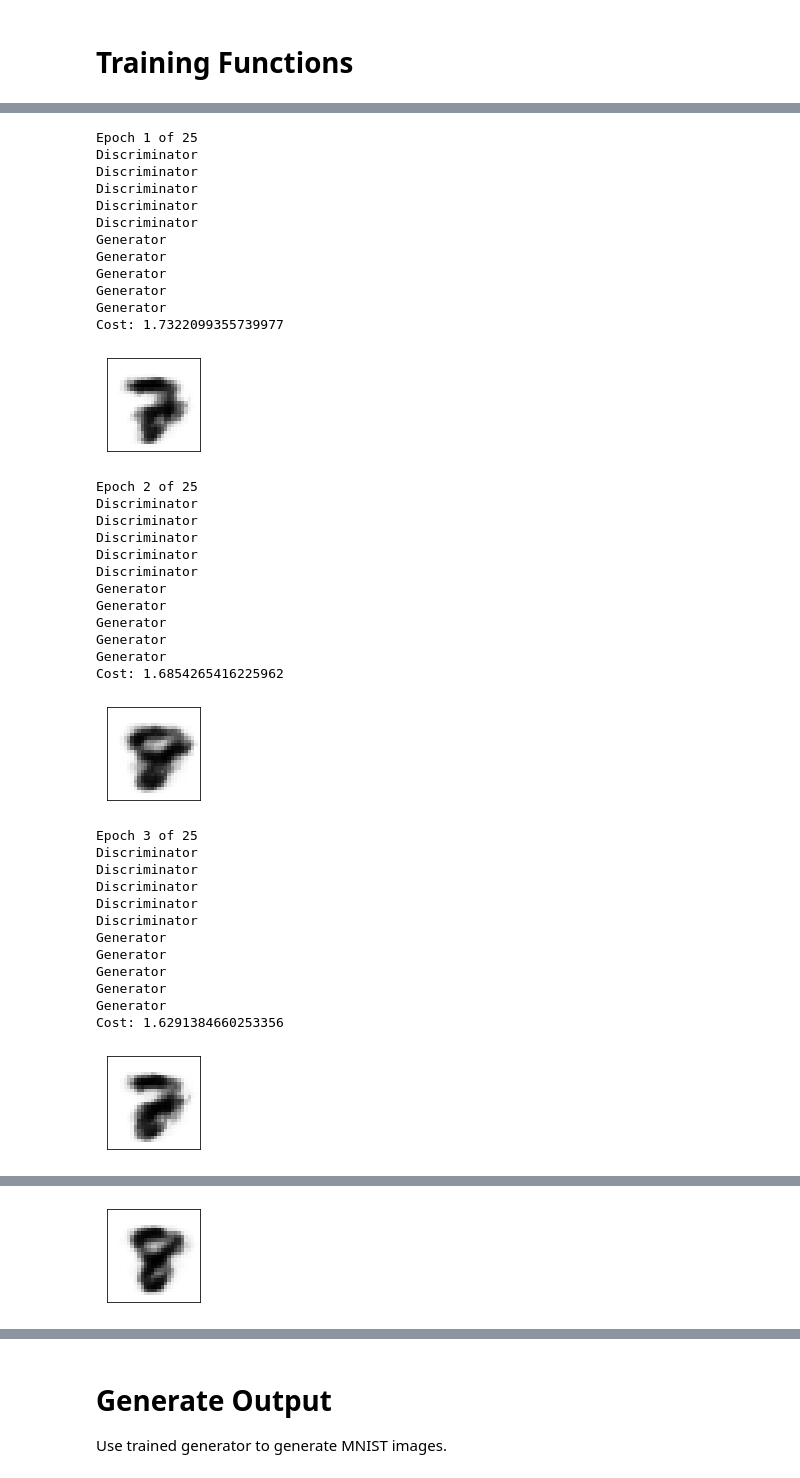
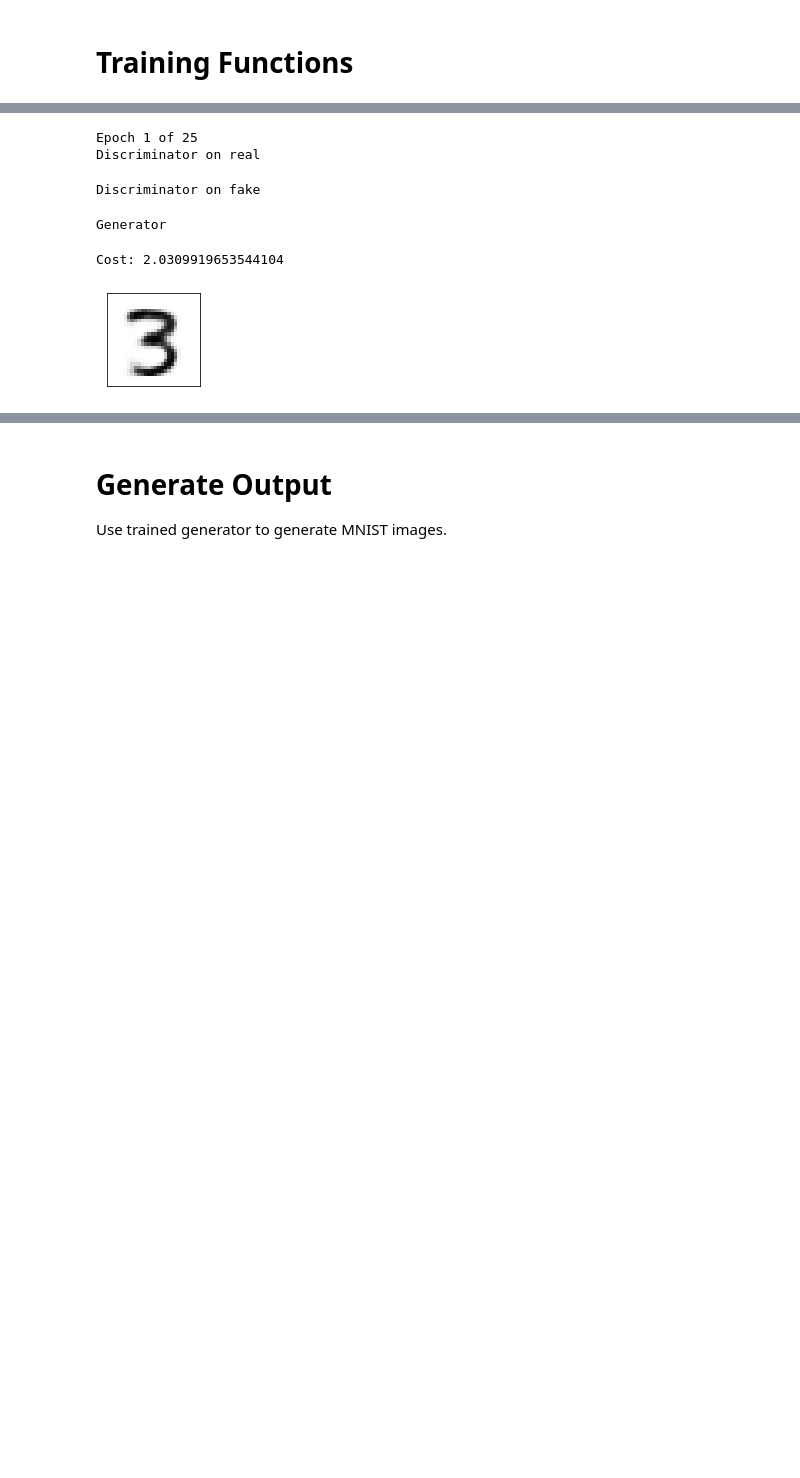
Before and after one commit to hillspen/qgan, a Jupyter notebook: QGAN.ipynb, the cells around one changed output, grey strips where cells are left out. Drawn from its saved outputs; the diff is of its cells as text; code cells hidden in the pictures; blank space fills up the shorter version.

Commit message:
Longer training, added progress bars

```diff
--- a/QGAN.ipynb
+++ b/QGAN.ipynb
@@ -317,8 +318,9 @@ def train_step(real_data, hp=None):
         # R (int) : Disc - Gen train count
         hp = {"R" : len(encoded_data), "I" : len(encoded_data) // 10, "batch_size" : 1, "learning_rate" : 0.01}
     # Discriminator on real data
-    for i in range(len(real_data)// hp["batch_size"]):
-        average_grad = np.array([0] * numWeights)
+    print("Discriminator on real")
+    for i in tqdm(range(len(real_data)// hp["batch_size"])):
+        average_grad = np.array([0] * numWeights, dtype="float64")
         for image in real_data[i*hp["batch_size"]:(i+1)*hp["batch_size"]]:
             params = {"disc_model" : True, "real" : True, "real_data" : image}
             gradient = calc_gradient(real_disc_cost, params) # Have to find the actual format for gradient to use tf.apply_gradients
@@ -328,16 +330,15 @@ def train_step(real_data, hp=None):
         # Apply gradient
         disc_weights = disc_weights - hp["learning_rate"]*average_grad
     # Discriminator on fake data
-    for _ in range(hp["R"]):
-        print("Discriminator")
+    print("Discriminator on fake")
+    for _ in tqdm(range(hp["R"])):
         params = {"disc_model" : True, "real" : False, "real_data" : None}
         gradient = calc_gradient(fake_disc_cost, params)
-
         # Apply gradient
         disc_weights = disc_weights - hp["learning_rate"]*gradient
 
-    for _ in range(hp["I"]):
-        print("Generator")
+    print("Generator")
+    for _ in tqdm(range(hp["I"])):
         params = {"disc_model" : False, "real" : False, "real_data" : None}
         gradient = calc_gradient(gen_cost, params)
 
@@ -345,7 +346,14 @@ def train_step(real_data, hp=None):
         # They use 10 times less t"raining steps for generator but a 2.5 times higher learning rate.
         # Apply gradient
 # %%
-def train(real_data, epochs=25, hp=None):
+def train(real_data, epochs=25, hp=None, reset=True, num_shots=30):
+    global disc_weights, gen_weights
+    if reset:
+        disc_weights = tf.Variable(np.pi * np.random.uniform(size=(numWeights,)))
+        gen_weights = tf.Variable(np.pi * np.random.uniform(size=(numWeights,)))
+        v_gen = 0
+        v_disc = 0
+
     for i in range(epochs):
         print("Epoch {} of {}".format(i+1, epochs))
         train_step(real_data, hp)
@@ -355,4 +363,4 @@ def train(real_data, epochs=25, hp=None):
         image = decode(dec, data.reshape(1,-1), scaler)
         display_image(image, 1)
 # %%
-train_step(encoded_data, hp={"R" : 5, "I" : 5, "batch_size" : 5, "learning_rate" : 0.01})
+train_step(encoded_data, hp={"R" : 10, "I" : 1, "batch_size" : 5, "learning_rate" : 0.01})
@@ -369,42 +372,9 @@ tf.Tensor(3.57863410636018, shape=(), dtype=float64)
 # %%
-train(encoded_data[:10], hp={"R" : 5, "I" : 5, "batch_size" : 5, "learning_rate" : 0.01})
+train(encoded_data[:100], hp={"R" : 100, "I" : 10, "batch_size" : 5, "learning_rate" : 0.01})
 # %% [output]
 Epoch 1 of 25
-Discriminator
-Discriminator
-Discriminator
-Discriminator
-Discriminator
-Generator
-Generator
-Generator
-Generator
-Generator
-Cost: 1.7322099355739977
+Discriminator on real
+Discriminator on fake
+Generator
+Cost: 2.0309919653544104
-[figure, old version]
+[figure, new version]
-Epoch 2 of 25
-Discriminator
-Discriminator
-Discriminator
-Discriminator
-Discriminator
-Generator
-Generator
-Generator
-Generator
-Generator
-Cost: 1.6854265416225962
-[figure, removed]
-Epoch 3 of 25
-Discriminator
-Discriminator
-Discriminator
-Discriminator
-Discriminator
-Generator
-Generator
-Generator
-Generator
-Generator
-Cost: 1.6291384660253356
-[figure, removed]
@@ -423 +380,0 @@ Cost: 1.561603400408758
-[figure, removed]
```
Also changed, not shown: parts of 12 cells of this notebook.
